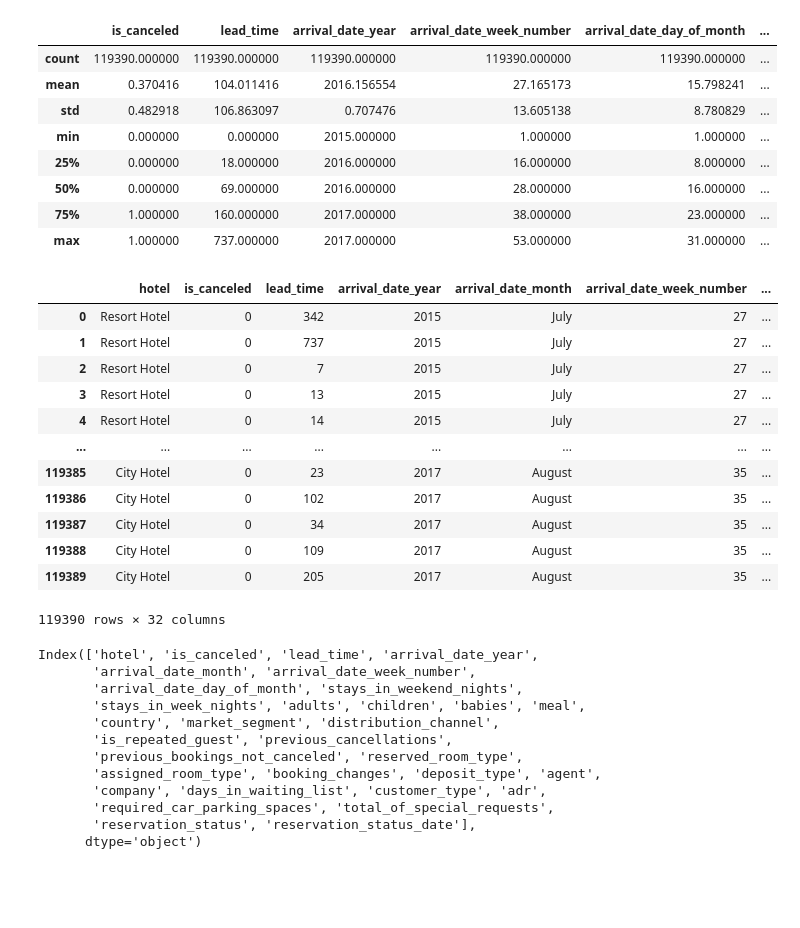
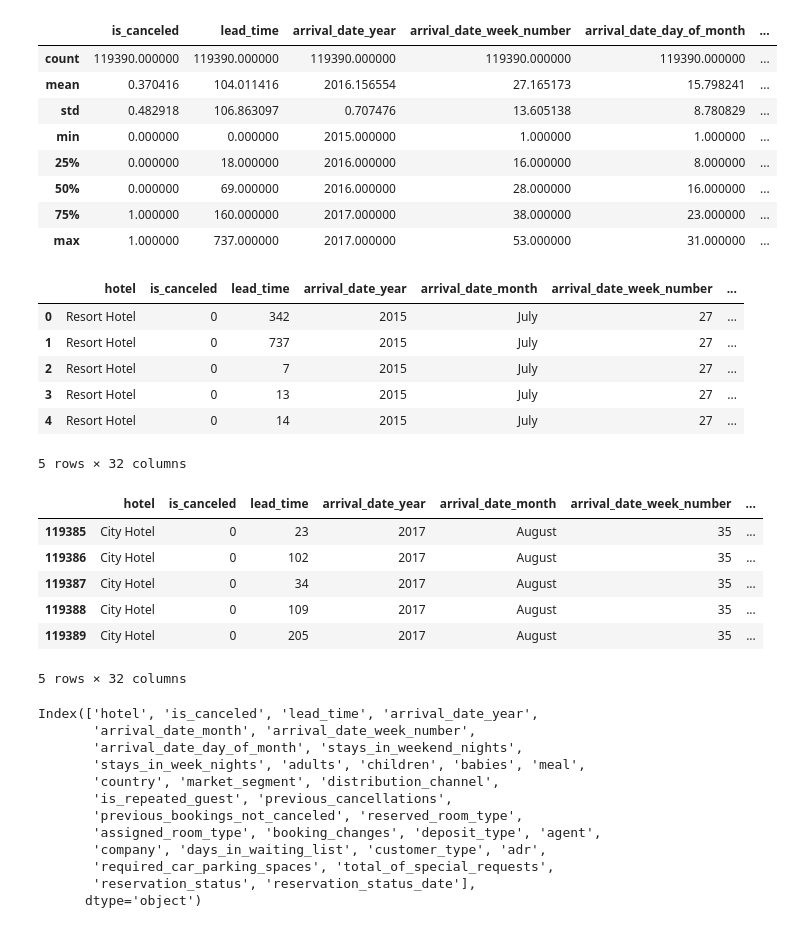
Before and after one commit to Sajeenafiza/EDA-Capstone-project, a Jupyter notebook: Copy_of_Copy_of_mine_EDA_Submission_Template.ipynb, the cells around one changed output. Drawn from its saved outputs; the diff is of its cells as text; code cells hidden in the pictures; blank space fills up the shorter version.

```diff
--- a/Copy_of_Copy_of_mine_EDA_Submission_Template.ipynb
+++ b/Copy_of_Copy_of_mine_EDA_Submission_Template.ipynb
@@ -150,7 +150,7 @@ hotel_df.describe()
 # %%
 # creating a copy of dataset
 hoteldf=hotel_df.copy()
-hoteldf
+hoteldf.head()
 # %% [output]
 |  | hotel | is_canceled | lead_time | arrival_date_year | arrival_date_month | arrival_date_week_number | ... |
 | 0 | Resort Hotel | 0 | 342 | 2015 | July | 27 | ... |
@@ -158,13 +158,18 @@ hoteldf
 | 2 | Resort Hotel | 0 | 7 | 2015 | July | 27 | ... |
 | 3 | Resort Hotel | 0 | 13 | 2015 | July | 27 | ... |
 | 4 | Resort Hotel | 0 | 14 | 2015 | July | 27 | ... |
-| ... | ... | ... | ... | ... | ... | ... | ... |
-| 119385 | City Hotel | 0 | 23 | 2017 | August | 35 | ... |
-| 119386 | City Hotel | 0 | 102 | 2017 | August | 35 | ... |
-| 119387 | City Hotel | 0 | 34 | 2017 | August | 35 | ... |
-| 119388 | City Hotel | 0 | 109 | 2017 | August | 35 | ... |
-| 119389 | City Hotel | 0 | 205 | 2017 | August | 35 | ... |
-119390 rows × 32 columns
+5 rows × 32 columns
+# %%
+# last 5 rows
+hoteldf.tail()
+# %% [output]
+|  | hotel | is_canceled | lead_time | arrival_date_year | arrival_date_month | arrival_date_week_number | ... |
+| 119385 | City Hotel | 0 | 23 | 2017 | August | 35 | ... |
+| 119386 | City Hotel | 0 | 102 | 2017 | August | 35 | ... |
+| 119387 | City Hotel | 0 | 34 | 2017 | August | 35 | ... |
+| 119388 | City Hotel | 0 | 109 | 2017 | August | 35 | ... |
+| 119389 | City Hotel | 0 | 205 | 2017 | August | 35 | ... |
+5 rows × 32 columns
 # %%
 # displaying the dataset columns
 hoteldf.columns
```
Also changed, not shown: parts of 18 cells of this notebook.
